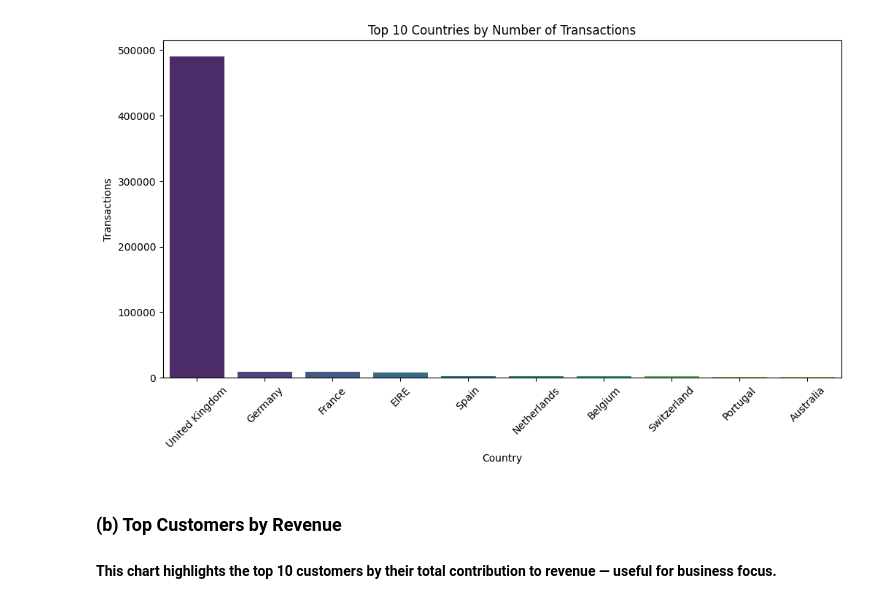
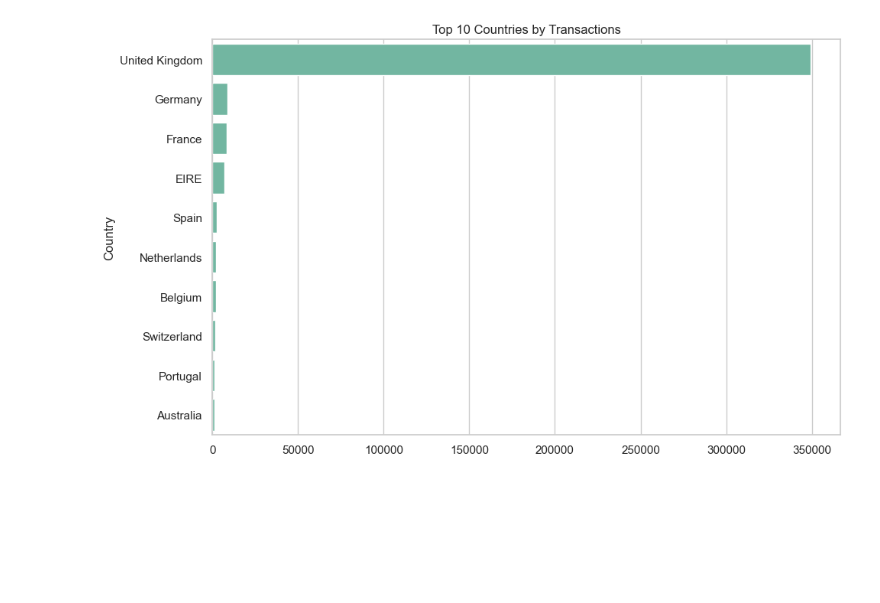
Before and after one commit to Ghanshyam-kr/OnlineRetail_EDA_Task, a Jupyter notebook: OnlineRetail_EDA.ipynb, the cells around one changed output. Saved outputs shown, nothing was run; the diff lists cells and outputs as text; code cells hidden in the pictures; blank space fills up the shorter version.

```diff
--- a/OnlineRetail_EDA.ipynb
+++ b/OnlineRetail_EDA.ipynb
@@ -67,7 +70,0 @@ dtype: int64
-# %%
-# Number of duplicate rows
-print("Number of duplicates:", df.duplicated().sum())
-
-# Drop duplicates if any
-df = df.drop_duplicates()
-print("Shape after dropping duplicates:", df.shape)
@@ -79,0 +74,4 @@ Shape after dropping duplicates: (536641, 8)
+# %%
+# Check and remove duplicate rows
+print("Duplicates:", df.duplicated().sum())
+df.drop_duplicates(inplace=True)
@@ -79,0 +83,7 @@ Shape after dropping duplicates: (536641, 8)
+# %%
+# Step 3: Clean Data
+df.dropna(inplace=True)
+df = df[(df['Quantity'] > 0) & (df['UnitPrice'] > 0)]
+df['Revenue'] = df['Quantity'] * df['UnitPrice']
+df['InvoiceDate'] = pd.to_datetime(df['InvoiceDate'])
+df['Month'] = df['InvoiceDate'].dt.to_period('M')
@@ -136,0 +152,10 @@ product_quantity = df.groupby('Description')['Quantity'].sum().sort_values(ascen
+# %%
+# Revenue Distribution
+sns.set(style='whitegrid', palette='Set2')
+
+plt.figure(figsize=(12,6))
+sns.histplot(df['Revenue'], bins=100, kde=True, color='skyblue')
+plt.title('Revenue Distribution')
+plt.xlim(0, 1000)
+plt.tight_layout()
+plt.show()
@@ -137,18 +195,11 @@ product_quantity = df.groupby('Description')['Quantity'].sum().sort_values(ascen
 # %%
-# Prepare data
-top_countries = df['Country'].value_counts().head(10).reset_index()
-top_countries.columns = ['Country', 'Transactions']
+# Top-Selling Countries
 
-# Plot with hue and palette
-plt.figure(figsize=(12,6))
-sns.barplot(data=top_countries, x='Country', y='Transactions', hue='Country', palette='viridis', legend=False)
-plt.title("Top 10 Countries by Number of Transactions")
-plt.ylabel("Transactions")
-plt.xlabel("Country")
-plt.xticks(rotation=45)
+top_countries = df['Country'].value_counts().head(10)
+plt.figure(figsize=(10,6))
+sns.barplot(x=top_countries.values, y=top_countries.index)
+plt.title('Top 10 Countries by Transactions')
+plt.tight_layout()
 plt.show()
 # %% [output]
-[figure, old version]
+[figure, new version]
-# %% [markdown]
-### (b) Top Customers by Revenue
-#### This chart highlights the top 10 customers by their total contribution to revenue — useful for business focus.
```
Also changed, not shown: parts of 47 cells of this notebook.
